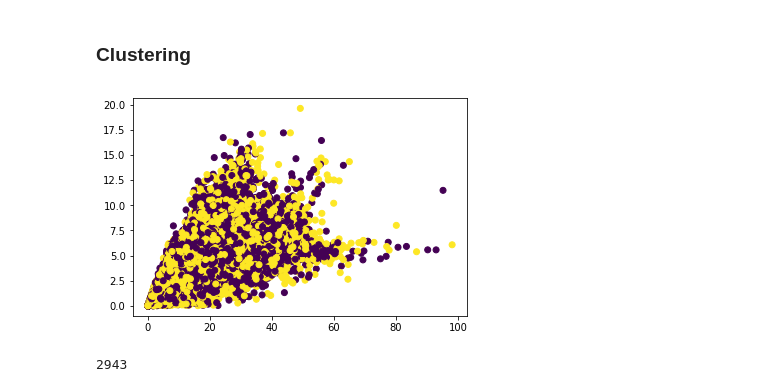
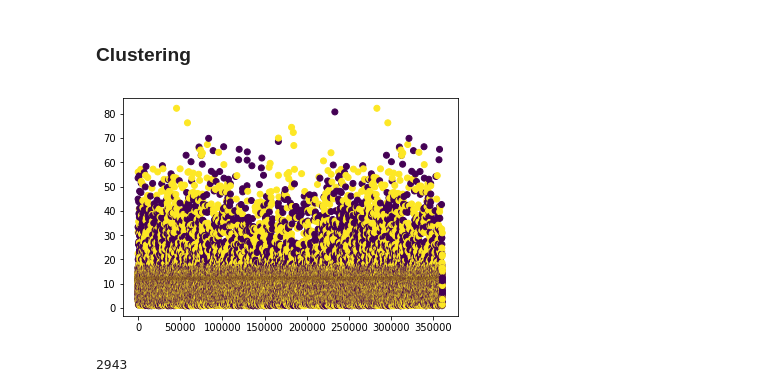
Before and after one commit to brouailalexandre/pesage-par-pont, a Jupyter notebook: Jupyter notebook/Test.ipynb, the cells around one changed output. Saved outputs shown, nothing was run; the diff lists cells and outputs as text; code cells hidden in the pictures.

```diff
--- a/Jupyter notebook/Test.ipynb
+++ b/Jupyter notebook/Test.ipynb
@@ -27,7 +27,7 @@ normandie_df = pd.concat([normandie_df, axleGroups_dummies(normandie['axle group
 normandie_df['gross weight'] = kN_t(normandie['gross weight'])
 normandie_df[['_long', 'T', 'X2R', 'sum_strip_1', 'sum_strip_2']] = normandie[['_long', 'T', 'X2R', 'sum_strip_1', 'sum_strip_2']]
 normandie_df[list_multiple_var('load_', 1, 16)] = kN_t(normandie[list_multiple_var('load_', 1, 16)])
-normandie_df[list_multiple_var('d_', 1, 15)] = kN_t(normandie[list_multiple_var('d_', 1, 15)])
+normandie_df[list_multiple_var('d_', 1, 15)] = normandie[list_multiple_var('d_', 1, 15)]
 # %% [markdown]
 ### Clustering
 # %%
@@ -37,10 +37,10 @@ X_train, X_test = train_test_split(normandie_df, test_size=0.3, random_state=42)
 # %%
 predicted = KMeans(init='random', n_clusters=2, random_state=42).fit_predict(normandie_df)
 # %%
-plt.scatter(normandie_df['gross weight'], normandie_df['load_1'], c=predicted)
+plt.scatter(normandie_df.index, normandie_df['_long'], c=predicted)
 plt.show()
 # %% [output]
-[figure, old version]
+[figure, new version]
 # %%
 nswd_association('E:\\Projet stage\\Normandie\\NSWD', 'normandie.nswd')
 # %%
```
Also changed, not shown: 3 other files.
